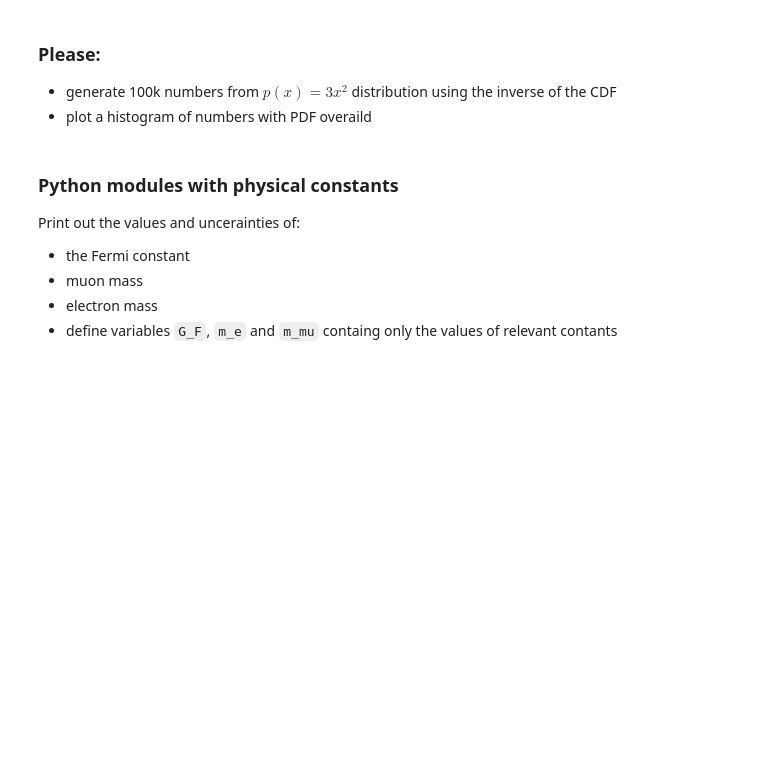
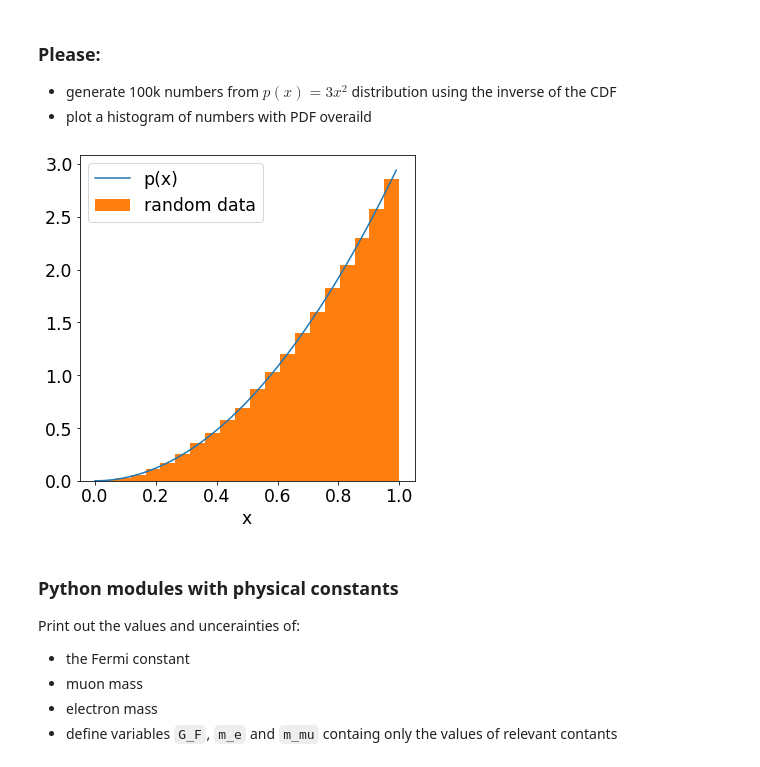
Before and after one commit to draczew23/Modern_Particle_Physics_Experiments, a Jupyter notebook: 02_Monte_Carlo_methods.ipynb, the cells around one changed output. Cells and saved outputs as stored; diff of their text form; code cells hidden in the pictures; blank space fills up the shorter version.

```diff
--- a/02_Monte_Carlo_methods.ipynb
+++ b/02_Monte_Carlo_methods.ipynb
@@ -109,3 +95,29 @@ ax.legend();
+# %%
+def pdf(x):
+    p = np.where(np.logical_and(x>0, x<1), 3.0*x**2, 0)
+    return p
+
+def cdf(x):
+    cdf = np.where(np.logical_and(x>0, x<1), x**3,0)
+    return cdf
+
+def invCDF(x):
+    value = np.where(np.logical_and(x>0, x<1),np.power(x, 1/3.0),0)
+    return value
+
+fig, ax = plt.subplots(figsize=(6, 6))
+
+x = np.arange(0,1,0.01)
+nPoints = 100000
+sample = drawNumbers(nPoints, invCDF)
+
+ax.plot(x,pdf(x), label="p(x)");
+ax.hist(sample, bins=20, density=True, label="random data");
+ax.set_xlabel("x")
+ax.set_ylabel("")
+ax.legend();
+# %% [output]
+[figure, added]
 # %% [markdown]
 ### Python modules with physical constants
 
```
Also changed, not shown: parts of 15 cells of this notebook, 1 other file.
